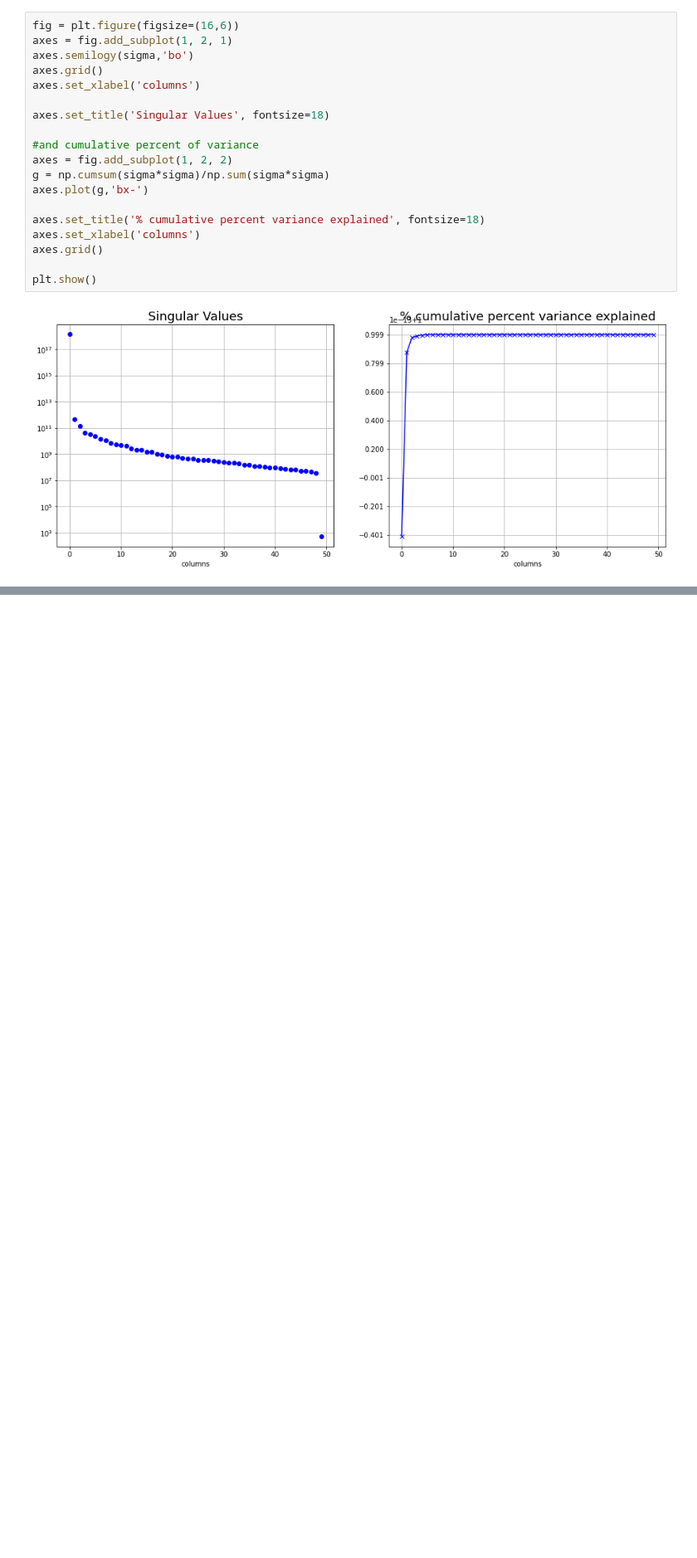
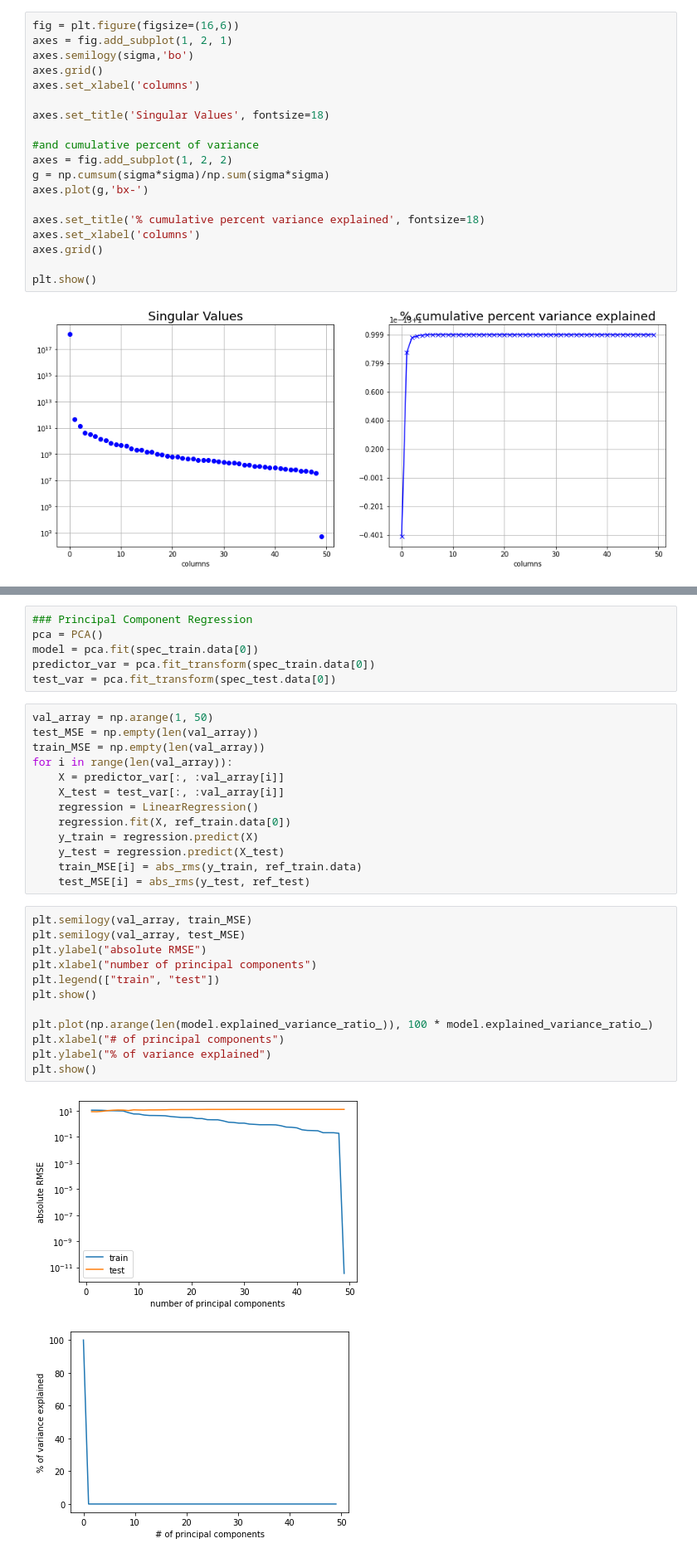
Before and after one commit to pczarnecki/DS-Project, a Jupyter notebook: DS_PCA.ipynb, the cells around one changed output, grey strips where cells are left out. Shown at 83% size. Drawn from its saved outputs; the diff is of its cells as text; blank space fills up the shorter version.

```diff
--- a/DS_PCA.ipynb
+++ b/DS_PCA.ipynb
@@ -176,0 +190,34 @@ plt.show()
+# %%
+### Principal Component Regression
+pca = PCA()
+model = pca.fit(spec_train.data[0])
+predictor_var = pca.fit_transform(spec_train.data[0])
+test_var = pca.fit_transform(spec_test.data[0])
+# %%
+val_array = np.arange(1, 50)
+test_MSE = np.empty(len(val_array))
+train_MSE = np.empty(len(val_array))
+for i in range(len(val_array)):
+    X = predictor_var[:, :val_array[i]]
+    X_test = test_var[:, :val_array[i]]
+    regression = LinearRegression()
+    regression.fit(X, ref_train.data[0])
+    y_train = regression.predict(X)
+    y_test = regression.predict(X_test)
+    train_MSE[i] = abs_rms(y_train, ref_train.data)
+    test_MSE[i] = abs_rms(y_test, ref_test)
+# %%
+plt.semilogy(val_array, train_MSE)
+plt.semilogy(val_array, test_MSE)
+plt.ylabel("absolute RMSE")
+plt.xlabel("number of principal components")
+plt.legend(["train", "test"])
+plt.show()
+
+plt.plot(np.arange(len(model.explained_variance_ratio_)), 100 * model.explained_variance_ratio_)
+plt.xlabel("# of principal components")
+plt.ylabel("% of variance explained")
+plt.show()
+# %% [output]
+[figure, added]
+[figure, added]
```
Also changed, not shown: parts of 21 cells of this notebook, 3 other files.
